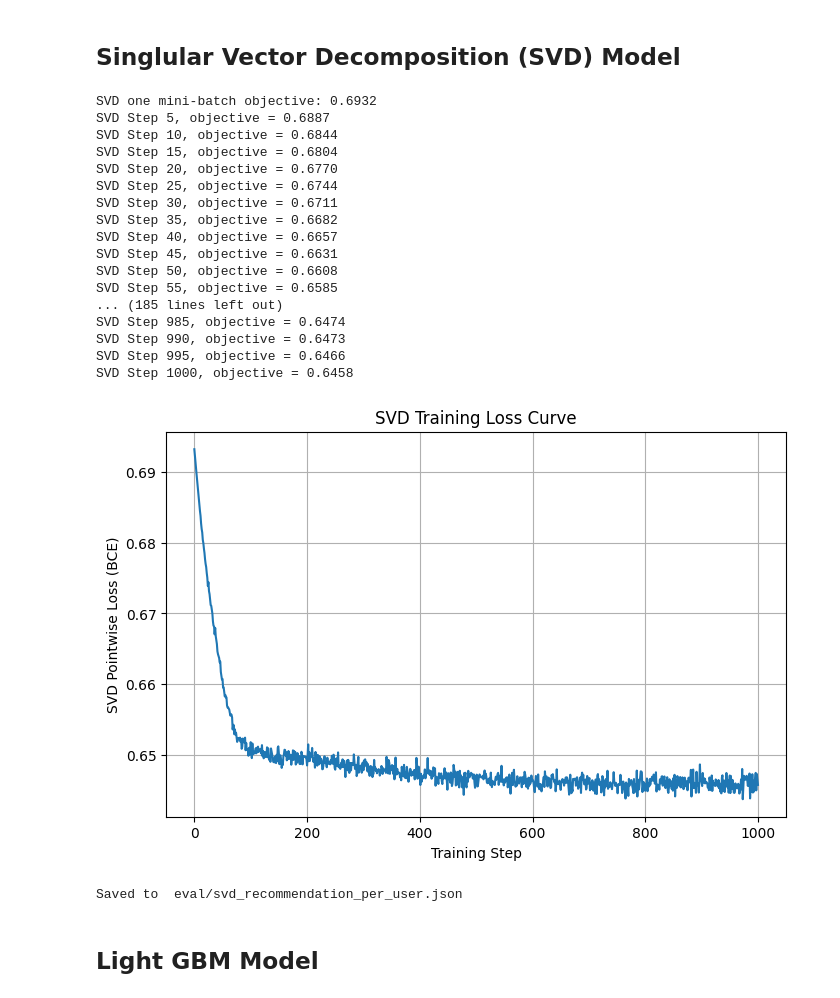
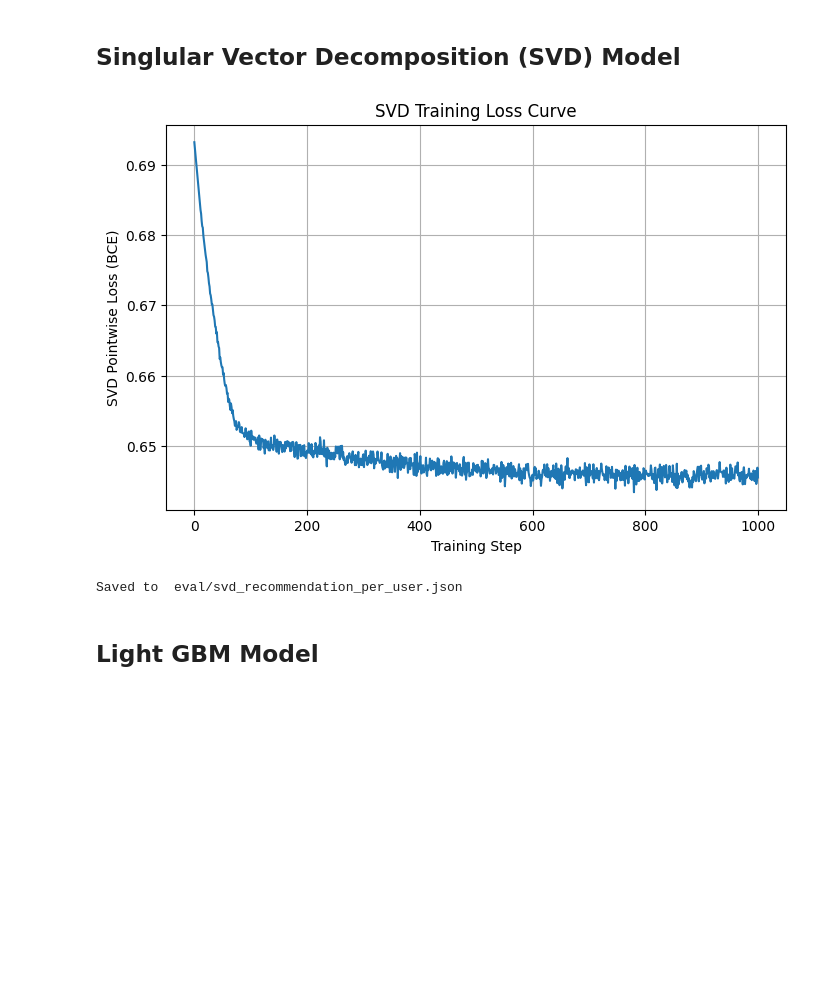
Before and after one commit to asaladi/CSE158_Assignment2, a Jupyter notebook: workbook2.ipynb, the cells around one changed output. Cells and saved outputs as stored; diff of their text form; code cells hidden in the pictures; blank space fills up the shorter version.

```diff
--- a/workbook2.ipynb
+++ b/workbook2.ipynb
@@ -596,9 +596,7 @@ first_batch_loss = trainingStepBPR(
 
 loss_history.append(first_batch_loss)
 
-print(f"One mini-batch objective: {first_batch_loss :.4f}")
-
-for step in range(N_TRAIN_STEPS):
+for step in tqdm(range(N_TRAIN_STEPS), desc="Training BPR"):
     obj = trainingStepBPR(
         modelBPR,
         interactions_train,
@@ -607,8 +605,6 @@ for step in range(N_TRAIN_STEPS):
         NSAMPLES_PER_BATCH,
     )
     loss_history.append(obj)
-    if (step + 1) % 5 == 0:
-        print(f"Step {step + 1}, objective = {obj:.4f}")
 
 end_time = time.time()
 train_time["BPR"] = end_time - start_time
@@ -838,9 +816,8 @@ first_batch_loss_svd = trainingStepSVD(
     Nsamples=NSAMPLES_PER_BATCH
 )
 loss_history_svd.append(first_batch_loss_svd)
-print(f"SVD one mini-batch objective: {first_batch_loss_svd:.4f}")
 
-for step in range(N_TRAIN_STEPS):
+for step in tqdm(range(N_TRAIN_STEPS), desc="Training SVD"):
     obj = trainingStepSVD(
         modelSVD,
         interactions_train,
@@ -849,8 +826,6 @@ for step in range(N_TRAIN_STEPS):
         Nsamples=NSAMPLES_PER_BATCH,
     )
     loss_history_svd.append(obj)
-    if (step + 1) % 5 == 0:
-        print(f"SVD Step {step + 1}, objective = {obj:.4f}")
 
 end_time = time.time()
 train_time["SVD"] = end_time - start_time
@@ -887,52 +862,35 @@ def get_top_k_recommendations_svd(model, train_items_per_user, test_items_per_us
             continue
 
         u_list = np.full(len(candidate_items), u, dtype=np.int32)
         scores = model.score(u_list, candidate_items).numpy()
 
         top_idx = np.argsort(-scores)[:k]  # descending
         top_item_indices_sorted = candidate_items[top_idx]
         top_item_ids = [idx_to_item_id[i] for i in top_item_indices_sorted]
 
         recs[user_id] = top_item_ids
 
     return recs
 
 start_time = time.time()
 
 recs_svd = get_top_k_recommendations_svd(
     modelSVD,
     items_per_user_train,
     test_items_per_user,
     all_items,
     TOP_K,
     idx_to_user_id,
     idx_to_item_id
 )
 
 save_likes(SVD_REC_FNAME, recs_svd)   # change filename as you like
 
 end_time = time.time()
 rec_time["SVD"] = end_time - start_time
 # %% [output]
+[figure, new version]
-SVD one mini-batch objective: 0.6932
-SVD Step 5, objective = 0.6887
-SVD Step 10, objective = 0.6844
-SVD Step 15, objective = 0.6804
-SVD Step 20, objective = 0.6770
-SVD Step 25, objective = 0.6744
-SVD Step 30, objective = 0.6711
-SVD Step 35, objective = 0.6682
-SVD Step 40, objective = 0.6657
-SVD Step 45, objective = 0.6631
-SVD Step 50, objective = 0.6608
-SVD Step 55, objective = 0.6585
-... (185 lines left out)
-SVD Step 985, objective = 0.6474
-SVD Step 990, objective = 0.6473
-SVD Step 995, objective = 0.6466
-SVD Step 1000, objective = 0.6458
+Saved to  eval/svd_recommendation_per_user.json
-[figure, old version]
-Saved to  eval/svd_recommendation_per_user.json
 # %% [markdown]
 ## Light GBM Model
 # %%
```
Also changed, not shown: parts of 5 cells of this notebook, 1 other file.
